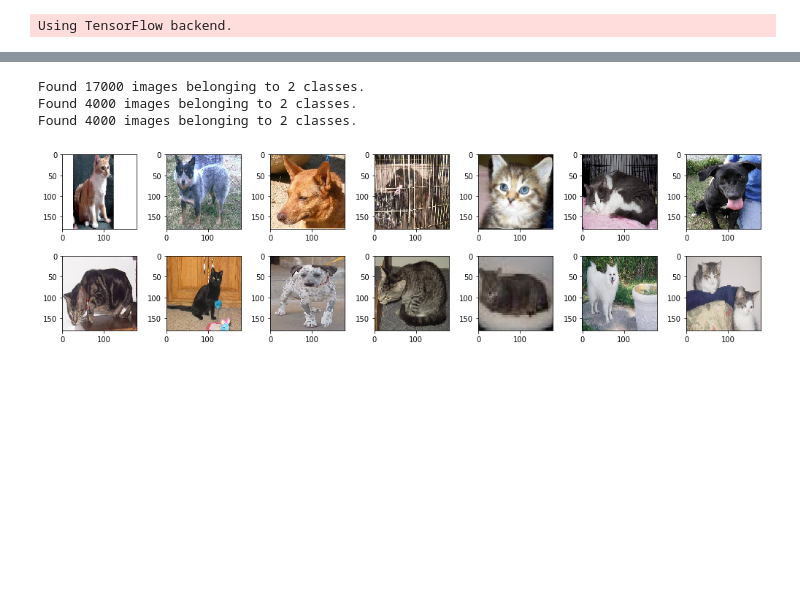
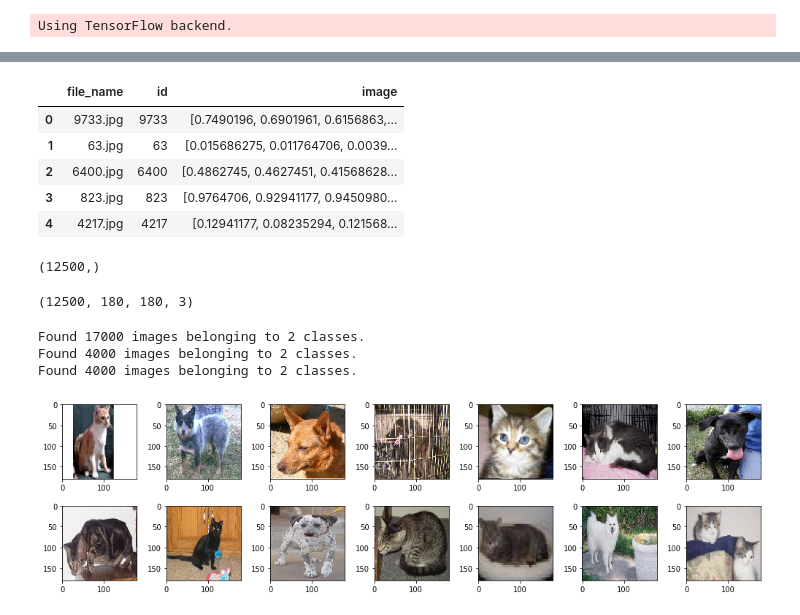
Before and after one commit to lightsuner/bsuir_ml_2, a Jupyter notebook: lab_5/src/lab_5.ipynb, the cells around one changed output, grey strips where cells are left out. Cells and saved outputs as stored; diff of their text form; code cells hidden in the pictures; blank space fills up the shorter version.

```diff
--- a/lab_5/src/lab_5.ipynb
+++ b/lab_5/src/lab_5.ipynb
@@ -69,0 +147,28 @@ test_data.shape
+# %%
+test_df = pd.DataFrame(data={'file_name': test_files, 'id': file_ids, 'image': test_data})
+# %%
+test_df = test_df.astype({'id': 'int32'})
+#test_df.sort_values(by='id', inplace=True)
+test_df.head()
+# %% [output]
+|  | file_name | id | image |
+| 0 | 9733.jpg | 9733 | [0.7490196, 0.6901961, 0.6156863,... |
+| 1 | 63.jpg | 63 | [0.015686275, 0.011764706, 0.0039... |
+| 2 | 6400.jpg | 6400 | [0.4862745, 0.4627451, 0.41568628... |
+| 3 | 823.jpg | 823 | [0.9764706, 0.92941177, 0.9450980... |
+| 4 | 4217.jpg | 4217 | [0.12941177, 0.08235294, 0.121568... |
+# %%
+output_ids = test_df['id'].values
+output_ids.shape
+# %% [output]
+(12500,)
+# %%
+vals = test_df['image'].values #.reshape(-1, WIDTH, HEIGHT, CHANNELS)
+test_x_tmp = []
+for img in vals:
+    test_x_tmp.append(img.reshape(WIDTH, HEIGHT, CHANNELS))
+
+test_x = np.array(test_x_tmp)
+test_x.shape
+# %% [output]
+(12500, 180, 180, 3)
```
Also changed, not shown: parts of 28 cells of this notebook, 5 other files.
